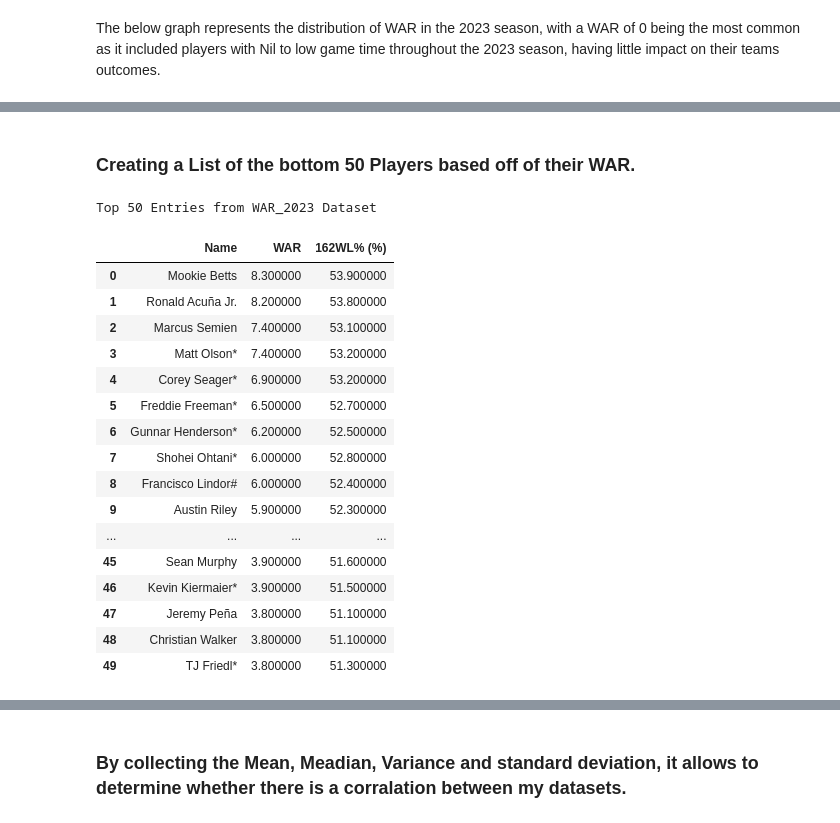
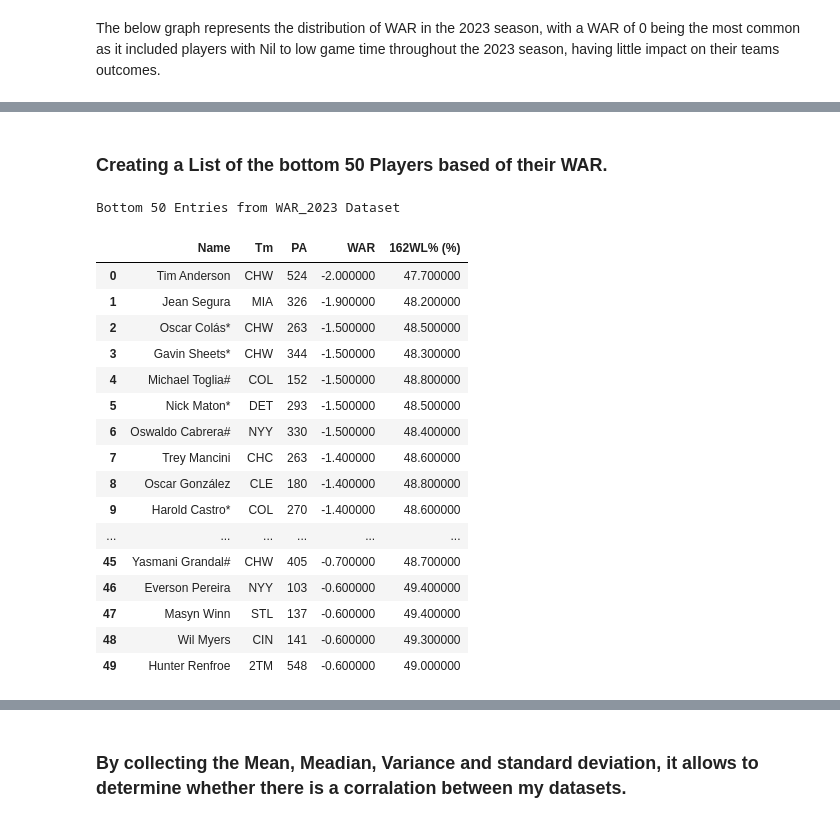
Before and after one commit to Ethanp333/baseball_data, a Jupyter notebook: starting_new.ipynb, the cells around one changed output, grey strips where cells are left out. Saved outputs shown, nothing was run; the diff lists cells and outputs as text; code cells hidden in the pictures.

```diff
--- a/starting_new.ipynb
+++ b/starting_new.ipynb
@@ -214,64 +278,70 @@ fig.show()
 # %% [markdown]
-### Creating a List of the bottom 50 Players based off of their WAR.
+### Creating a List of the bottom 50 Players based of their WAR.
 # %%
 import pandas as pd
 
-def get_top_50_numbers(data):
+def get_bottom_50_numbers(data):
     try:
-        # Extract column names for column 2, column 16, and column 18
+        # Extract column names for columns 2, 4, 6, 16, and 18
         column_2_name = data.columns[1]  # Column 2 (index 1)
+        column_4_name = data.columns[3]  # Column 4 (index 3)
+        column_6_name = data.columns[5]  # Column 6 (index 5)
         column_16_name = data.columns[15]  # Column 16 (index 15)
         column_18_name = data.columns[17]  # Column 18 (index 17)
 
-        # Extract column 2, column 16, and column 18
+        # Extract columns 2, 4, 6, 16, and 18
         column_2 = data.iloc[:, 1]
+        column_4 = data.iloc[:, 3]
+        column_6 = data.iloc[:, 5]
         column_16 = data.iloc[:, 15]
         column_18 = data.iloc[:, 17]
 
         # Convert column 18 values to percentages
         column_18_percentage = column_18 * 100
 
-        # Combine the three columns into a new DataFrame with their original titles
+        # Combine the columns into a new DataFrame with their original titles
         combined_data = pd.DataFrame({
             column_2_name: column_2,
+            column_4_name: column_4,
+            column_6_name: column_6,
             column_16_name: column_16,
             f"{column_18_name} (%)": column_18_percentage  # Renaming to indicate percentage
         })
 
-        # Sort the data based on column 16 in descending order
-        sorted_data = combined_data.sort_values(by=column_16_name, ascending=False)
+        # Sort the data based on column 16 in ascending order
+        sorted_data = combined_data.sort_values(by=column_16_name, ascending=True)
 
-        # Retrieve the top 50 rows based on column 16
-        top_50 = sorted_data.head(50).reset_index(drop=True)
+        # Retrieve the bottom 50 rows based on column 16
+        bottom_50 = sorted_data.head(50).reset_index(drop=True)
 
-        # Display the top 50 in a styled table
-        styled_top_50 = top_50.style.set_caption("Top 50 Entries from WAR_2023 Dataset")
-        return styled_top_50
+        # Display the bottom 50 in a styled table
+        styled_bottom_50 = bottom_50.style.set_caption("Bottom 50 Entries from WAR_2023 Dataset")
+        return styled_bottom_50
 
     except Exception as e:
         print(f"An error occurred: {e}")
 
 # Assuming `data` is already a DataFrame loaded with the necessary data
 data = pd.read_csv("WAR_2023.csv", encoding='latin1')
 
-# Get the top 50 numbers from column 16 and their corresponding values in columns 2 and 18 with original titles
-get_top_50_numbers(data)
+# Get the bottom 50 numbers from column 16 and their corresponding values in columns 2, 4, 6, and 18 with original titles
+get_bottom_50_numbers(data)
 # %% [output]
-Top 50 Entries from WAR_2023 Dataset
+Bottom 50 Entries from WAR_2023 Dataset
-|  | Name | WAR | 162WL% (%) |
-| 0 | Mookie Betts | 8.300000 | 53.900000 |
-| 1 | Ronald Acuña Jr. | 8.200000 | 53.800000 |
-| 2 | Marcus Semien | 7.400000 | 53.100000 |
-| 3 | Matt Olson* | 7.400000 | 53.200000 |
-| 4 | Corey Seager* | 6.900000 | 53.200000 |
-| 5 | Freddie Freeman* | 6.500000 | 52.700000 |
-| 6 | Gunnar Henderson* | 6.200000 | 52.500000 |
-| 7 | Shohei Ohtani* | 6.000000 | 52.800000 |
-| 8 | Francisco Lindor# | 6.000000 | 52.400000 |
-| 9 | Austin Riley | 5.900000 | 52.300000 |
-| ... | ... | ... | ... |
-| 45 | Sean Murphy | 3.900000 | 51.600000 |
-| 46 | Kevin Kiermaier* | 3.900000 | 51.500000 |
-| 47 | Jeremy Peña | 3.800000 | 51.100000 |
-| 48 | Christian Walker | 3.800000 | 51.100000 |
-| 49 | TJ Friedl* | 3.800000 | 51.300000 |
+|  | Name | Tm | PA | WAR | 162WL% (%) |
+| 0 | Tim Anderson | CHW | 524 | -2.000000 | 47.700000 |
+| 1 | Jean Segura | MIA | 326 | -1.900000 | 48.200000 |
+| 2 | Oscar Colás* | CHW | 263 | -1.500000 | 48.500000 |
+| 3 | Gavin Sheets* | CHW | 344 | -1.500000 | 48.300000 |
+| 4 | Michael Toglia# | COL | 152 | -1.500000 | 48.800000 |
+| 5 | Nick Maton* | DET | 293 | -1.500000 | 48.500000 |
+| 6 | Oswaldo Cabrera# | NYY | 330 | -1.500000 | 48.400000 |
+| 7 | Trey Mancini | CHC | 263 | -1.400000 | 48.600000 |
+| 8 | Oscar González | CLE | 180 | -1.400000 | 48.800000 |
+| 9 | Harold Castro* | COL | 270 | -1.400000 | 48.600000 |
+| ... | ... | ... | ... | ... | ... |
+| 45 | Yasmani Grandal# | CHW | 405 | -0.700000 | 48.700000 |
+| 46 | Everson Pereira | NYY | 103 | -0.600000 | 49.400000 |
+| 47 | Masyn Winn | STL | 137 | -0.600000 | 49.400000 |
+| 48 | Wil Myers | CIN | 141 | -0.600000 | 49.300000 |
+| 49 | Hunter Renfroe | 2TM | 548 | -0.600000 | 49.000000 |
```
Also changed, not shown: parts of 66 cells of this notebook, 18 other files.
